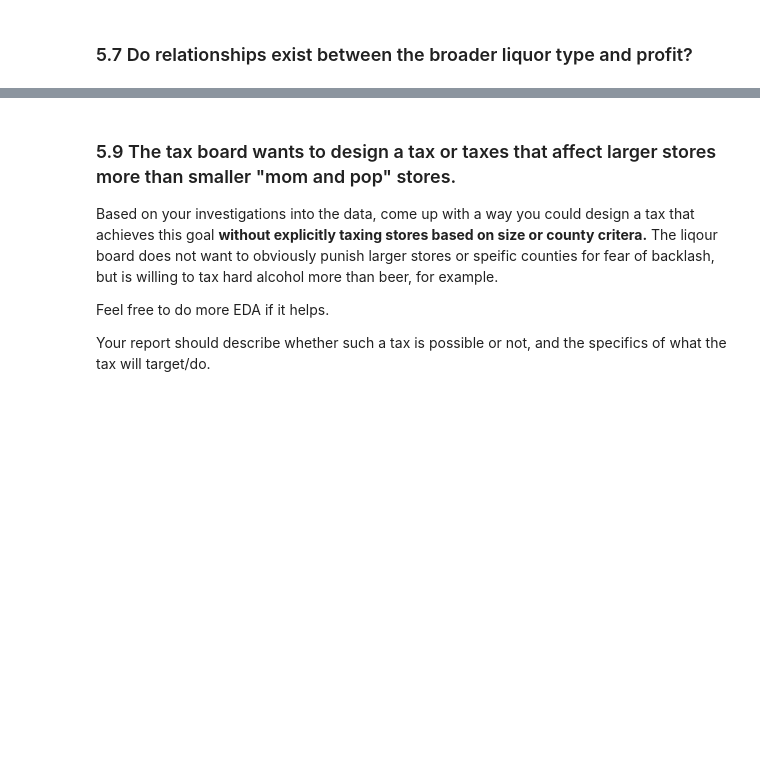
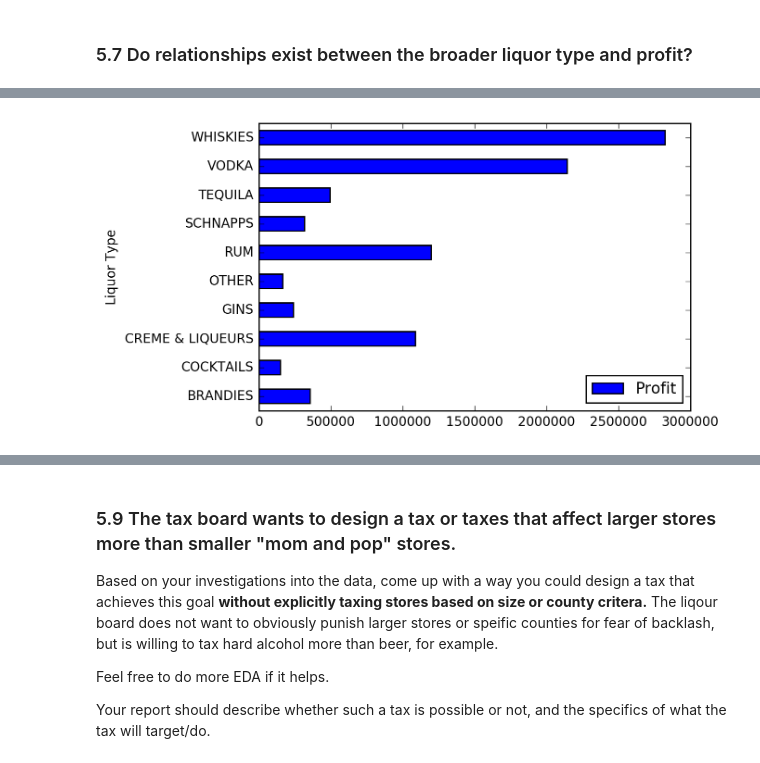
Before and after one commit to travelingvoid/Lana-DSI, a Jupyter notebook: In-progress Projects/project-2/project-02-iowa.ipynb, the cells around one changed output, grey strips where cells are left out. Cells and saved outputs as stored; diff of their text form; code cells hidden in the pictures; blank space fills up the shorter version.

```diff
--- a/In-progress Projects/project-2/project-02-iowa.ipynb
+++ b/In-progress Projects/project-2/project-02-iowa.ipynb
@@ -263,0 +463,28 @@ array(['APRICOT BRANDIES', 'BLENDED WHISKIES', 'STRAIGHT BOURBON WHISKIES',
+# %%
+def sort_cat(cat):
+    liquor_type_list = [('SCHNAPP','SCHNAPPS'),
+                        ('WHISKIES', 'WHISKIES'),
+                        ('RYE', 'WHISKIES'),
+                        ('WHISKY', 'WHISKIES'),
+                        ('SCOTCH', 'WHISKIES'),
+                        ('BOURBON', 'WHISKIES'),
+                        ('BRANDIES', 'BRANDIES'),
+                        ('VODKA', 'VODKA'),
+                        ('RUM', 'RUM'),
+                        ('GIN', 'GINS'),
+                        ('CREME', 'CREME & LIQUEURS'),
+                        ('LIQUEUR', 'CREME & LIQUEURS'),
+                        ('TRIPLE SEC', 'CREME & LIQUEURS'),
+                        ('AMARETTO', 'CREME & LIQUEURS'),
+                        ('ANISETTE', 'CREME & LIQUEURS'),
+                        ('TEQUILA', 'TEQUILA'),
+                        ('COCKTAIL', 'COCKTAILS')]
+    liquor_type_dict = dict(liquor_type_list)
+
+    for x, y in liquor_type_dict.items():
+        cat = str(cat)
+        if x in cat:
+            return y
+    return 'OTHER'
+# %%
+openiowa2015['Liquor Type'] = openiowa2015['Category Name'].apply(sort_cat)
@@ -263,0 +497,5 @@ array(['APRICOT BRANDIES', 'BLENDED WHISKIES', 'STRAIGHT BOURBON WHISKIES',
+# %%
+#itemcost = (openiowa2015['State Bottle Cost']/openiowa2015['Bottle Volume (ml)'])*openiowa2015['Volume Sold (ml)']
+#openiowa2015['Profit'] = (openiowa2015['Sale (Dollars)']) - itemcost
+openiowa2015['Profit'] = (openiowa2015['State Bottle Retail']-openiowa2015['State Bottle Cost'])*openiowa2015['Bottles Sold']
+openiowa2015.head()
@@ -264,2 +518,5 @@ array(['APRICOT BRANDIES', 'BLENDED WHISKIES', 'STRAIGHT BOURBON WHISKIES',
 # %% [markdown]
 ### 5.7 Do relationships exist between the broader liquor type and profit?
+# %%
+liquortypeVprofit = openiowa2015.groupby(['Liquor Type'])['Profit'].sum().reset_index()
+liquortypeVprofit
@@ -265,0 +535,4 @@ array(['APRICOT BRANDIES', 'BLENDED WHISKIES', 'STRAIGHT BOURBON WHISKIES',
+# %%
+liquortypeVprofit.plot(kind ='barh', x='Liquor Type', y='Profit');
+# %% [output]
+[figure, added]
```
Also changed, not shown: parts of 33 cells of this notebook, 2 other files.
